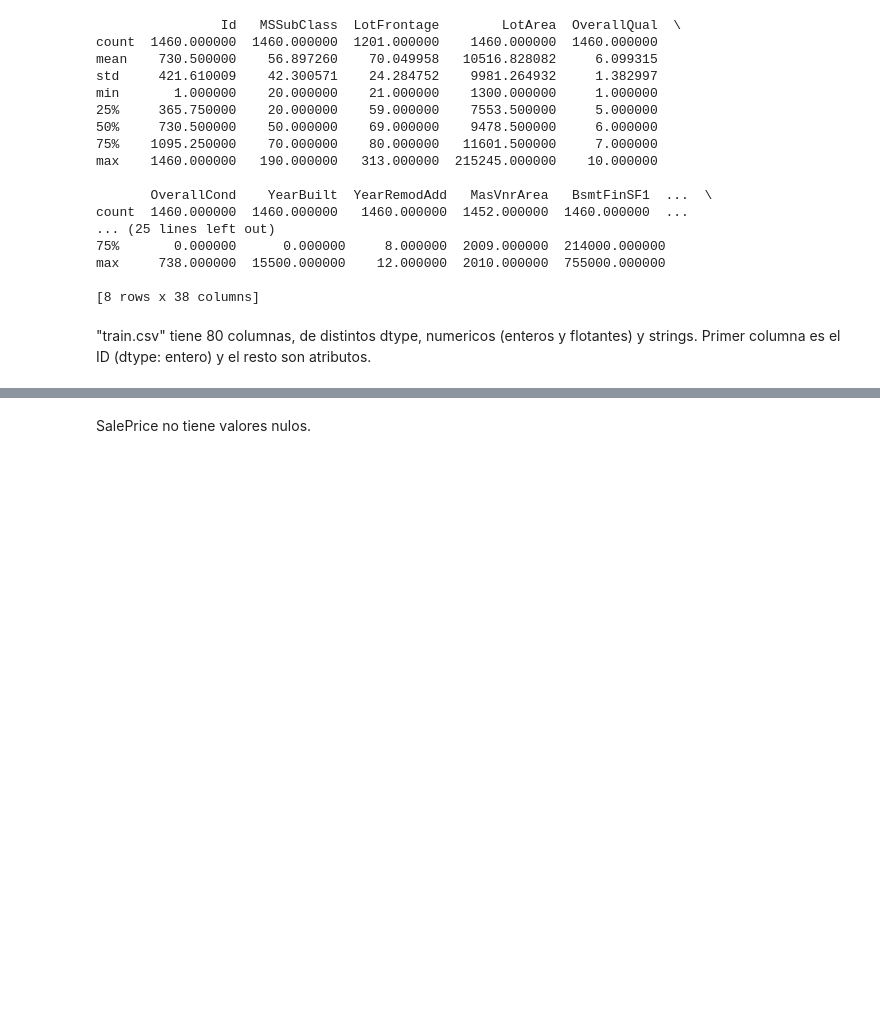
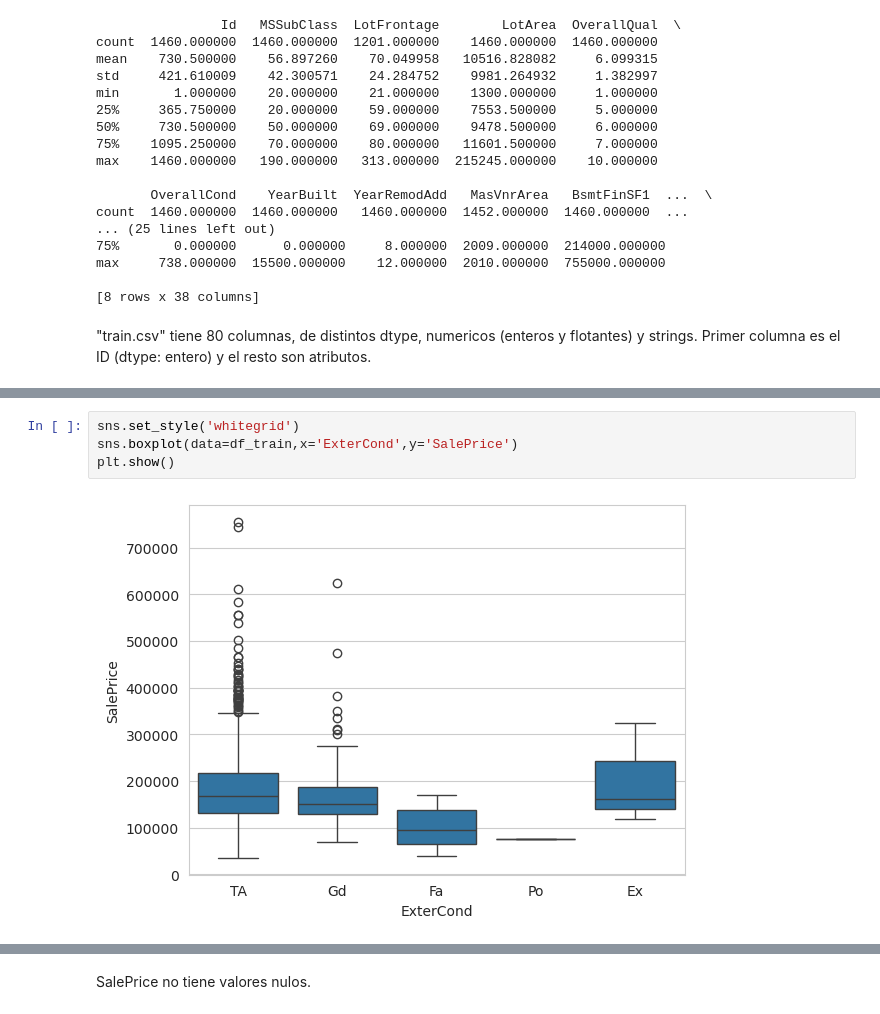
Before and after one commit to lucasf26/Ames_Housing_Prices-Regression, a Jupyter notebook: HousingPrices_EDA.ipynb, the cells around one changed output, grey strips where cells are left out. Saved outputs shown, nothing was run; the diff lists cells and outputs as text; blank space fills up the shorter version.

```diff
--- a/HousingPrices_EDA.ipynb
+++ b/HousingPrices_EDA.ipynb
@@ -88,0 +324,6 @@ Primer columna es el ID (dtype: entero) y el resto son atributos.
+# %%
+sns.set_style('whitegrid')
+sns.boxplot(data=df_train,x='ExterCond',y='SalePrice')
+plt.show()
+# %% [output]
+[figure, added]
```
Also changed, not shown: parts of 123 cells of this notebook, 1 other file.
